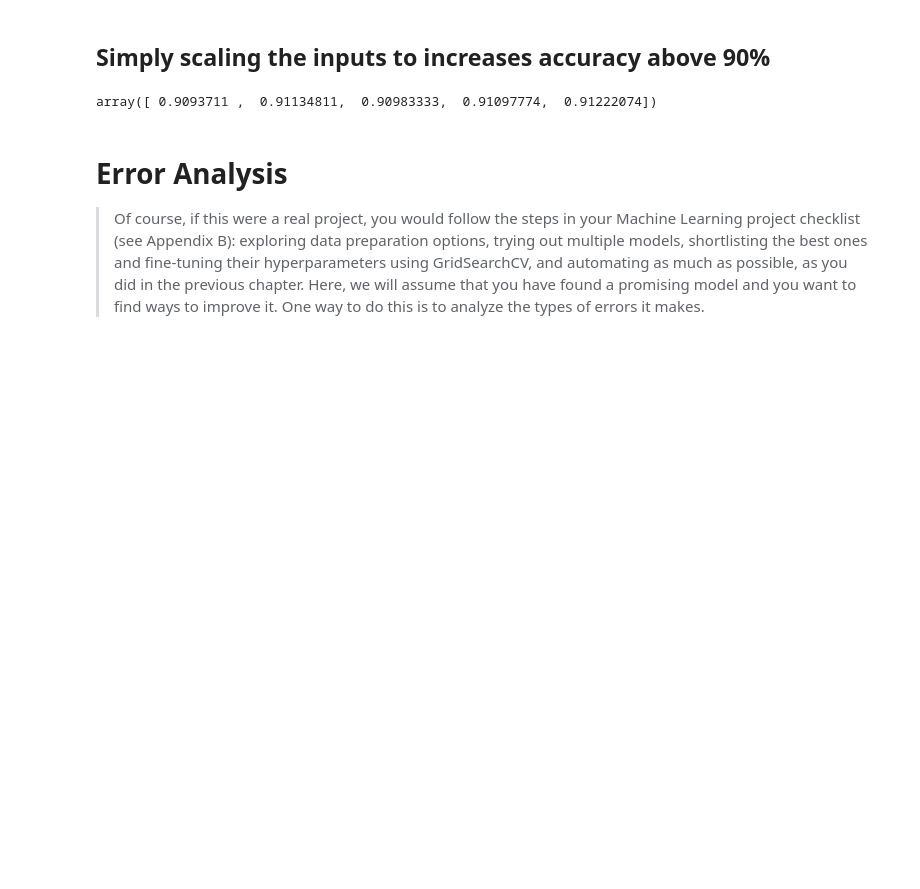
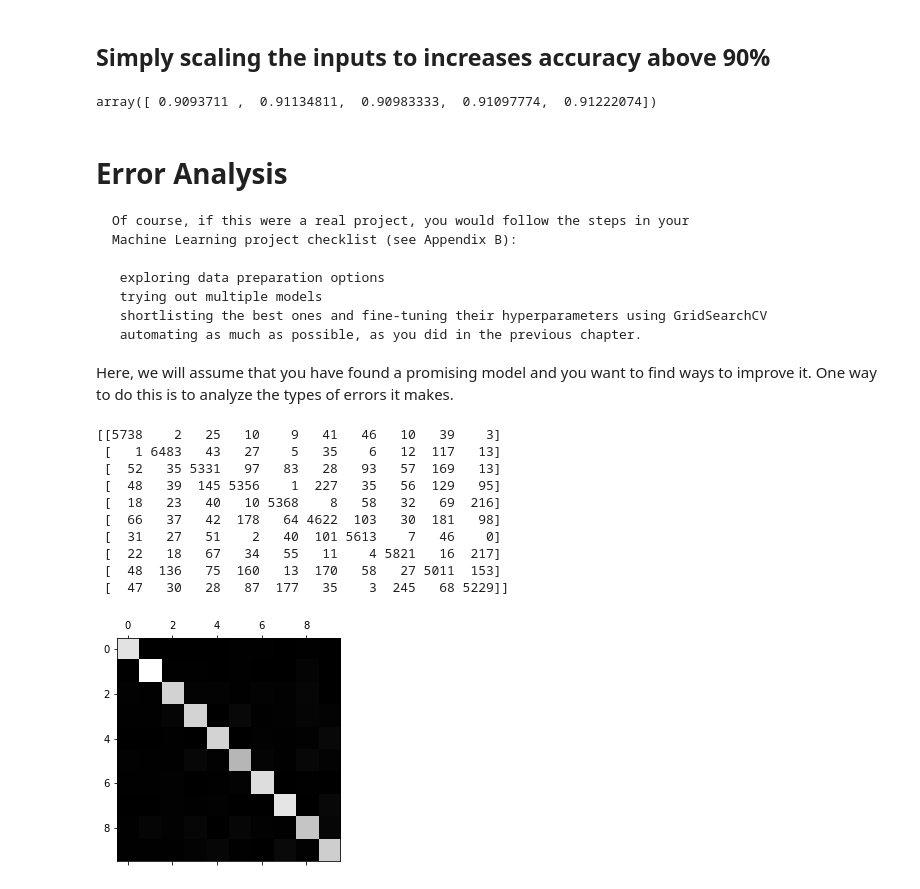
Before and after one commit to victpf/MachineLearning, a Jupyter notebook: Machine Learning Book.ipynb, the cells around one changed output. Drawn from its saved outputs; the diff is of its cells as text; code cells hidden in the pictures; blank space fills up the shorter version.

```diff
--- a/Machine Learning Book.ipynb
+++ b/Machine Learning Book.ipynb
@@ -407,10 +407,31 @@ array([ 0.9093711 ,  0.91134811,  0.90983333,  0.91097774,  0.91222074])
 # %% [markdown]
 # Error Analysis
 
->    Of course, if this were a real project, you would follow the steps in your
-Machine Learning project checklist (see Appendix B): exploring data
-preparation options, trying out multiple models, shortlisting the best ones and
-fine-tuning their hyperparameters using GridSearchCV, and automating as
-much as possible, as you did in the previous chapter. Here, we will assume
-that you have found a promising model and you want to find ways to improve
+    Of course, if this were a real project, you would follow the steps in your
+    Machine Learning project checklist (see Appendix B):
+
+     exploring data preparation options
+     trying out multiple models
+     shortlisting the best ones and fine-tuning their hyperparameters using GridSearchCV
+     automating as much as possible, as you did in the previous chapter.
+Here, we will assume that you have found a promising model and you want to find ways to improve
 it. One way to do this is to analyze the types of errors it makes.
+# %%
+#calculate and get the confuse matrix
+y_train_pred = cross_val_predict(sgd_clf, X_train_scaled, y_train,cv=3)
+conf_mx = confusion_matrix(y_train, y_train_pred)
+print(conf_mx)
+plt.matshow(conf_mx, cmap=plt.cm.gray)
+plt.show()
+# %% [output]
+[[5738    2   25   10    9   41   46   10   39    3]
+ [   1 6483   43   27    5   35    6   12  117   13]
+ [  52   35 5331   97   83   28   93   57  169   13]
+ [  48   39  145 5356    1  227   35   56  129   95]
+ [  18   23   40   10 5368    8   58   32   69  216]
+ [  66   37   42  178   64 4622  103   30  181   98]
+ [  31   27   51    2   40  101 5613    7   46    0]
+ [  22   18   67   34   55   11    4 5821   16  217]
+ [  48  136   75  160   13  170   58   27 5011  153]
+ [  47   30   28   87  177   35    3  245   68 5229]]
+[figure, added]
```
Also changed, not shown: parts of 9 cells of this notebook.
